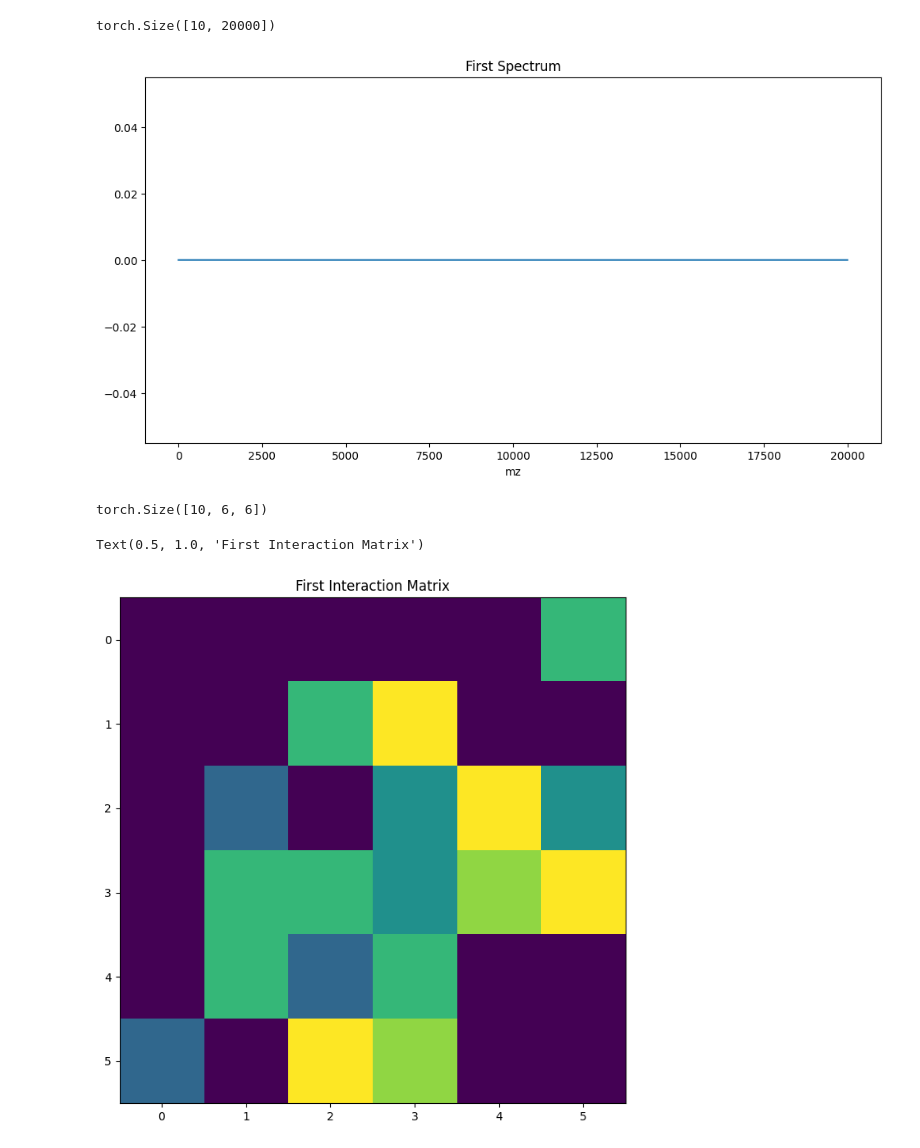
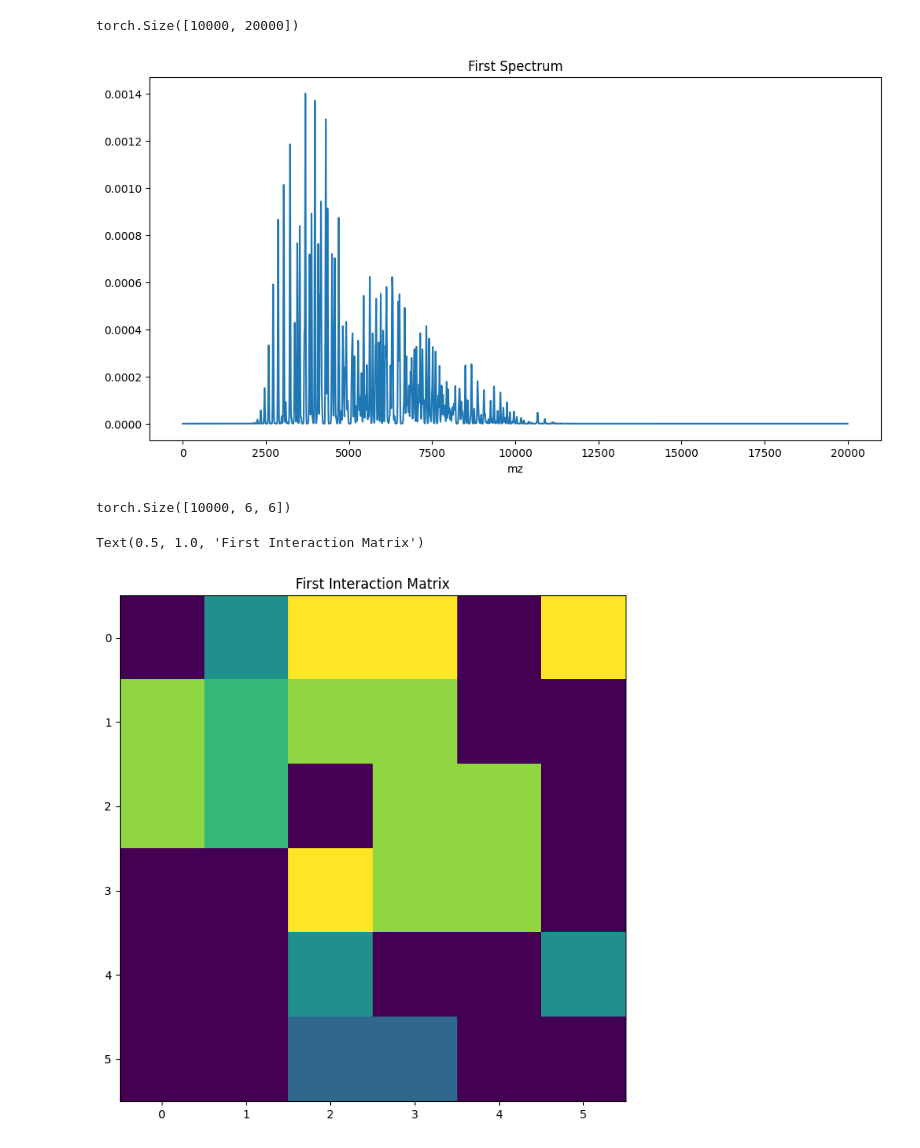
Before and after one commit to SanazKaz/Mass_Spec_ML_Project, a Jupyter notebook: New_Data_Generator.ipynb, the cells around one changed output. Cells and saved outputs as stored; diff of their text form; code cells hidden in the pictures.

```diff
--- a/New_Data_Generator.ipynb
+++ b/New_Data_Generator.ipynb
@@ -867,35 +872,36 @@ plt.xlabel('mz')
 # %%
 import pickle
 
-with open ('spectra_dataset.pkl', 'rb') as f:
-    data = pickle.load(f)
+# Load the data from the pickle file
+with open('spectra_dataset.pkl', 'rb') as f:
+    spectra_data = pickle.load(f)
 # %%
 import matplotlib.pyplot as plt
 
 # Plot the first spectrum
 plt.figure(figsize=(12, 6))
-plt.plot(data[0])
+plt.plot(spectra_data[9])
 plt.title('First Spectrum')
 plt.xlabel('mz')
 
-print(data.shape)
+print(spectra_data.shape)
 # %% [output]
-torch.Size([10, 20000])
+torch.Size([10000, 20000])
-[figure, old version]
+[figure, new version]
 # %%
-with open('interaction_matrices.pkl', 'rb') as f:
-    interaction_matrices = pickle.load(f)
+with open('interaction_matrices.pkl', 'rb') as g:
+    interaction_matrices = pickle.load(g)
 
 print(interaction_matrices.shape)
 # %% [output]
-torch.Size([10, 6, 6])
+torch.Size([10000, 6, 6])
 # %%
 import matplotlib.pyplot as plt
 
 # Plot the first interaction matrix
 plt.figure(figsize=(8, 8))
-plt.imshow(interaction_matrices[0], cmap='viridis')
+plt.imshow(interaction_matrices[6], cmap='viridis')
 plt.title('First Interaction Matrix')
 # %% [output]
 Text(0.5, 1.0, 'First Interaction Matrix')
-[figure, old version]
+[figure, new version]
```
Also changed, not shown: parts of 2 cells of this notebook, 3 other files.
